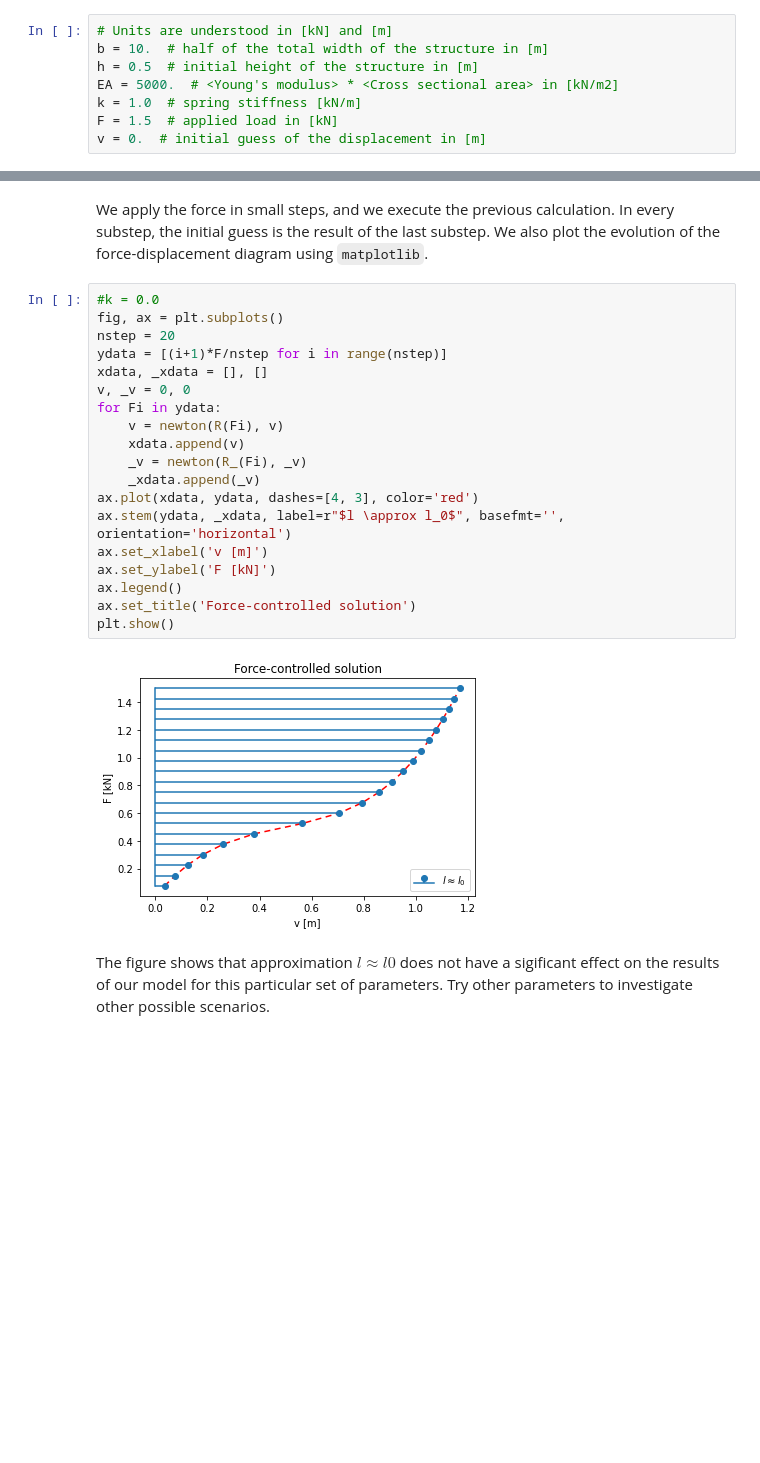
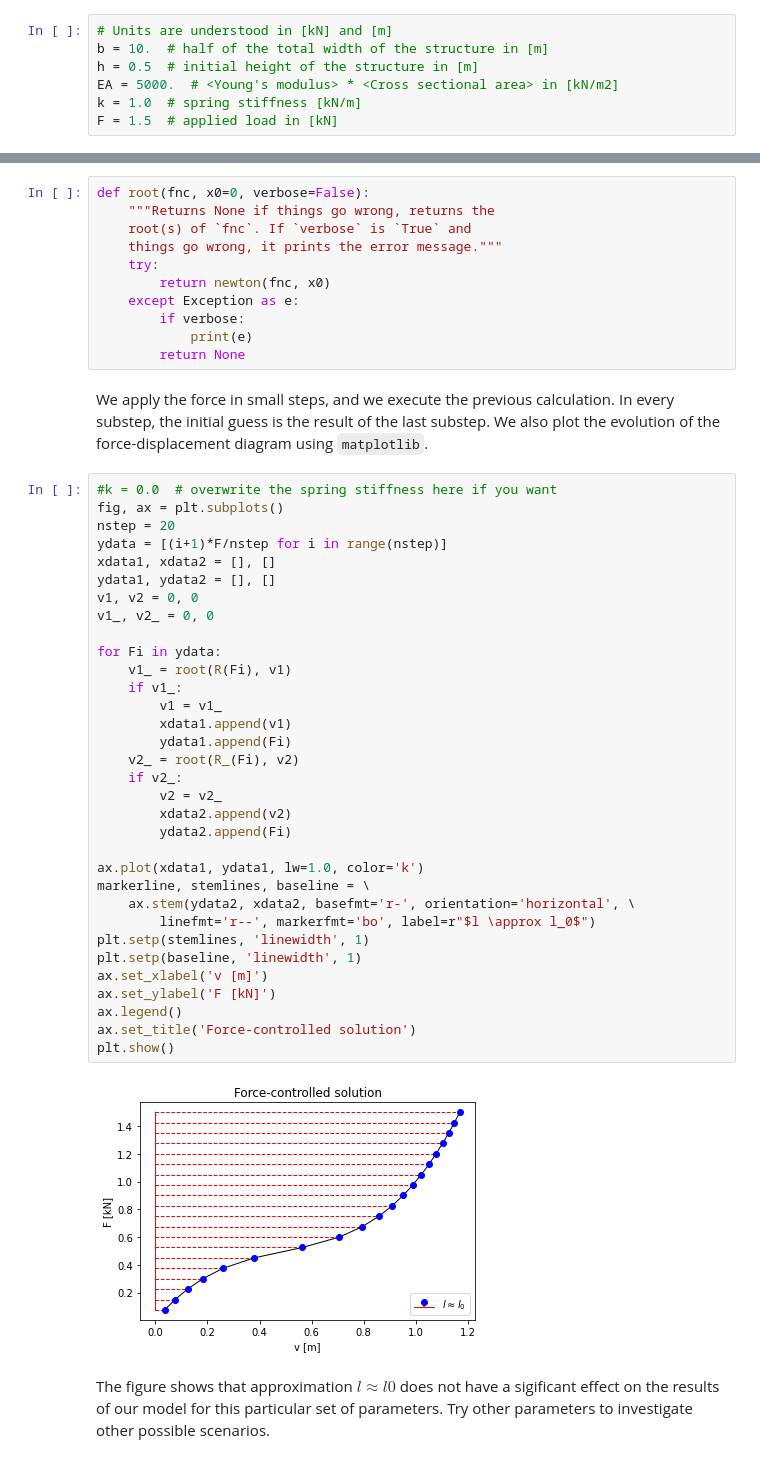
Before and after one commit to BALOGHBence/NLSM, a Jupyter notebook: shallow_truss.ipynb, the cells around one changed output, grey strips where cells are left out. Cells and saved outputs as stored; diff of their text form; blank space fills up the shorter version.

Commit message:
a lot of things

```diff
--- a/shallow_truss.ipynb
+++ b/shallow_truss.ipynb
@@ -15,7 +16,6 @@ h = 0.5  # initial height of the structure in [m]
 EA = 5000.  # <Young's modulus> * <Cross sectional area> in [kN/m2]
 k = 1.0  # spring stiffness [kN/m]
 F = 1.5  # applied load in [kN]
-v = 0.  # initial guess of the displacement in [m]
 # %% [markdown]
 ## **EQUILIBRIUM APPROACH**
 # %% [markdown]
@@ -72,26 +74,51 @@ A result of F = 1.5 [kN] is the displacement v = 1.1695310638900063 [m].
+# %%
+def root(fnc, x0=0, verbose=False):
+    """Returns None if things go wrong, returns the
+    root(s) of `fnc`. If `verbose` is `True` and
+    things go wrong, it prints the error message."""
+    try:
+        return newton(fnc, x0)
+    except Exception as e:
+        if verbose:
+            print(e)
+        return None
 # %% [markdown]
 We apply the force in small steps, and we execute the previous calculation. In every substep, the initial guess is the result of the last substep. We also plot the evolution of the force-displacement diagram using `matplotlib`.
 # %%
-#k = 0.0
+#k = 0.0  # overwrite the spring stiffness here if you want
 fig, ax = plt.subplots()
 nstep = 20
 ydata = [(i+1)*F/nstep for i in range(nstep)]
-xdata, _xdata = [], []
-v, _v = 0, 0
+xdata1, xdata2 = [], []
+ydata1, ydata2 = [], []
+v1, v2 = 0, 0
+v1_, v2_ = 0, 0
+
 for Fi in ydata:
-    v = newton(R(Fi), v)
-    xdata.append(v)
-    _v = newton(R_(Fi), _v)
-    _xdata.append(_v)
-ax.plot(xdata, ydata, dashes=[4, 3], color='red')
-ax.stem(ydata, _xdata, label=r"$l \approx l_0$", basefmt='', orientation='horizontal')
+    v1_ = root(R(Fi), v1)
+    if v1_:
+        v1 = v1_
+        xdata1.append(v1)
+        ydata1.append(Fi)
+    v2_ = root(R_(Fi), v2)
+    if v2_:
+        v2 = v2_
+        xdata2.append(v2)
+        ydata2.append(Fi)
+
+ax.plot(xdata1, ydata1, lw=1.0, color='k')
+markerline, stemlines, baseline = \
+    ax.stem(ydata2, xdata2, basefmt='r-', orientation='horizontal', \
+        linefmt='r--', markerfmt='bo', label=r"$l \approx l_0$")
+plt.setp(stemlines, 'linewidth', 1)
+plt.setp(baseline, 'linewidth', 1)
 ax.set_xlabel('v [m]')
 ax.set_ylabel('F [kN]')
 ax.legend()
 ax.set_title('Force-controlled solution')
 plt.show()
 # %% [output]
-[figure, old version]
+[figure, new version]
 # %% [markdown]
 The figure shows that approximation $l \approx l0$ does not have a sigificant effect on the results of our model for this particular set of parameters. Try other parameters to investigate other possible scenarios.
 # %% [markdown]
```
Also changed, not shown: parts of 25 cells of this notebook, 5 other files.
